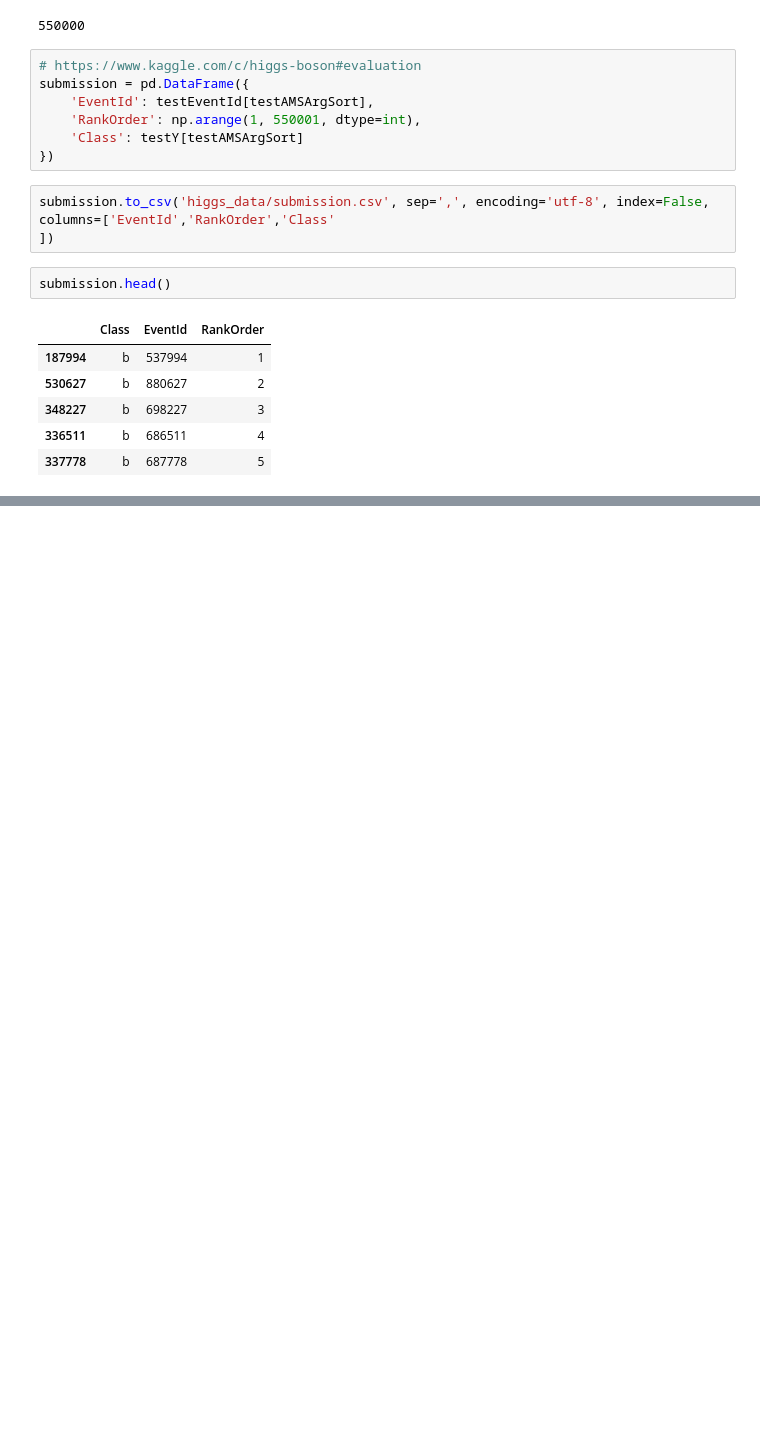
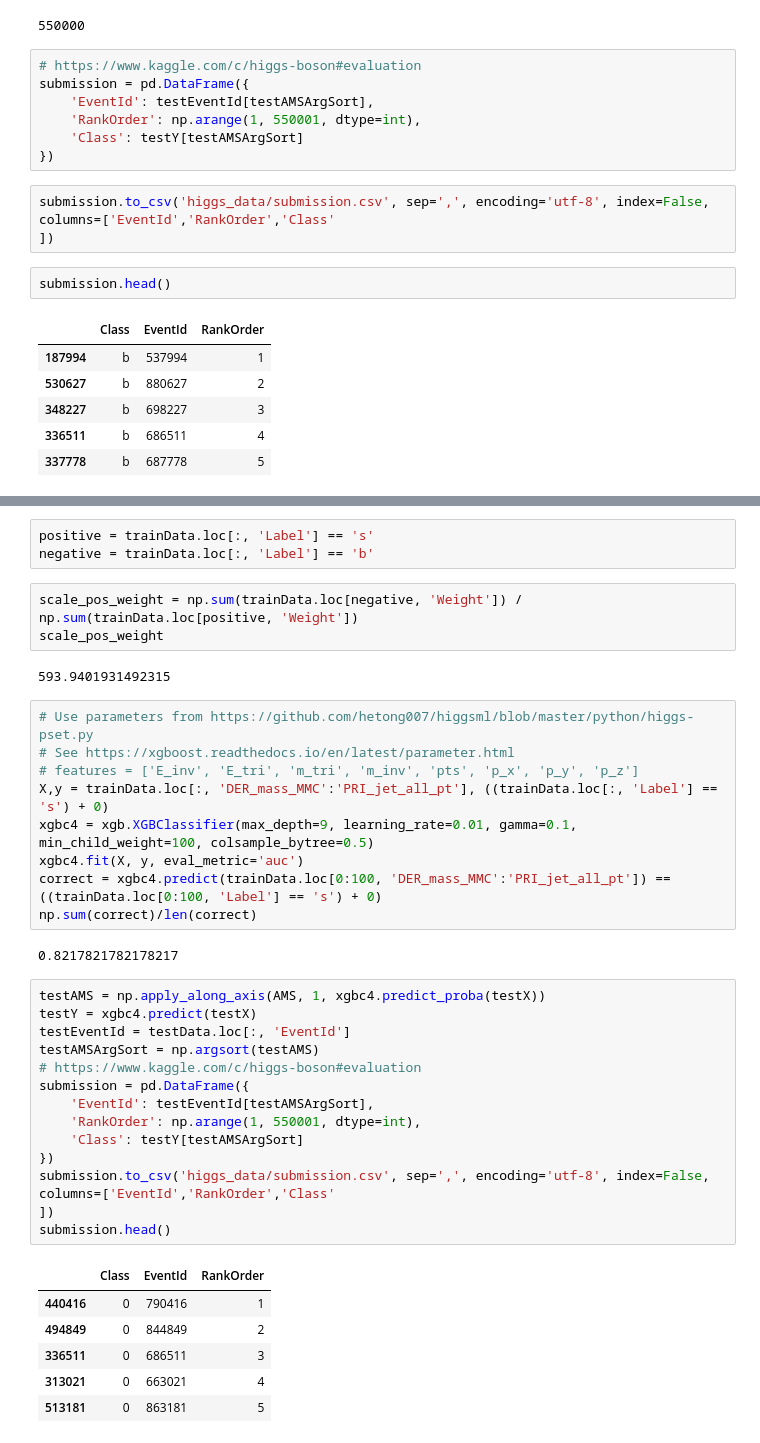
Before and after one commit to utensil/julia-playground, a Jupyter notebook: dl/hello_higgs.ipynb, the cells around one changed output, grey strips where cells are left out. Cells and saved outputs as stored; diff of their text form; blank space fills up the shorter version.

Commit message:
Try parameters from hetong007/higgsml

```diff
--- a/dl/hello_higgs.ipynb
+++ b/dl/hello_higgs.ipynb
@@ -275,0 +287,40 @@ submission.head()
+# %%
+positive = trainData.loc[:, 'Label'] == 's'
+negative = trainData.loc[:, 'Label'] == 'b'
+# %%
+scale_pos_weight = np.sum(trainData.loc[negative, 'Weight']) / np.sum(trainData.loc[positive, 'Weight'])
+scale_pos_weight
+# %% [output]
+593.9401931492315
+# %%
+# Use parameters from https://github.com/hetong007/higgsml/blob/master/python/higgs-pset.py
+# See https://xgboost.readthedocs.io/en/latest/parameter.html
+# features = ['E_inv', 'E_tri', 'm_tri', 'm_inv', 'pts', 'p_x', 'p_y', 'p_z']
+X,y = trainData.loc[:, 'DER_mass_MMC':'PRI_jet_all_pt'], ((trainData.loc[:, 'Label'] == 's') + 0)
+xgbc4 = xgb.XGBClassifier(max_depth=9, learning_rate=0.01, gamma=0.1, min_child_weight=100, colsample_bytree=0.5)
+xgbc4.fit(X, y, eval_metric='auc')
+correct = xgbc4.predict(trainData.loc[0:100, 'DER_mass_MMC':'PRI_jet_all_pt']) == ((trainData.loc[0:100, 'Label'] == 's') + 0)
+np.sum(correct)/len(correct)
+# %% [output]
+0.8217821782178217
+# %%
+testAMS = np.apply_along_axis(AMS, 1, xgbc4.predict_proba(testX))
+testY = xgbc4.predict(testX)
+testEventId = testData.loc[:, 'EventId']
+testAMSArgSort = np.argsort(testAMS)
+# https://www.kaggle.com/c/higgs-boson#evaluation
+submission = pd.DataFrame({
+    'EventId': testEventId[testAMSArgSort],
+    'RankOrder': np.arange(1, 550001, dtype=int),
+    'Class': testY[testAMSArgSort]
+})
+submission.to_csv('higgs_data/submission.csv', sep=',', encoding='utf-8', index=False, columns=['EventId','RankOrder','Class'
+])
+submission.head()
+# %% [output]
+|  | Class | EventId | RankOrder |
+| 440416 | 0 | 790416 | 1 |
+| 494849 | 0 | 844849 | 2 |
+| 336511 | 0 | 686511 | 3 |
+| 313021 | 0 | 663021 | 4 |
+| 513181 | 0 | 863181 | 5 |
```
Also changed, not shown: parts of 3 cells of this notebook.
